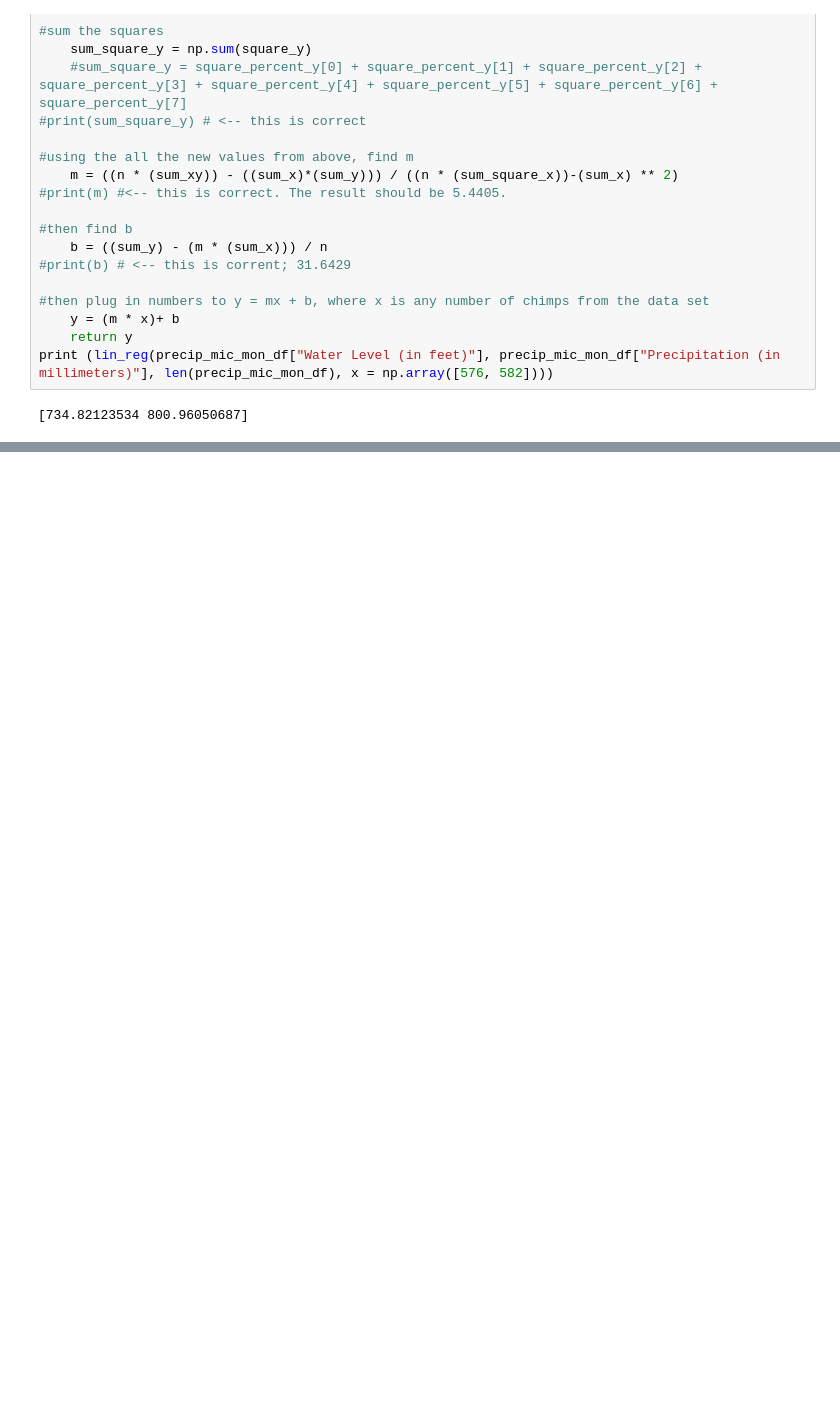
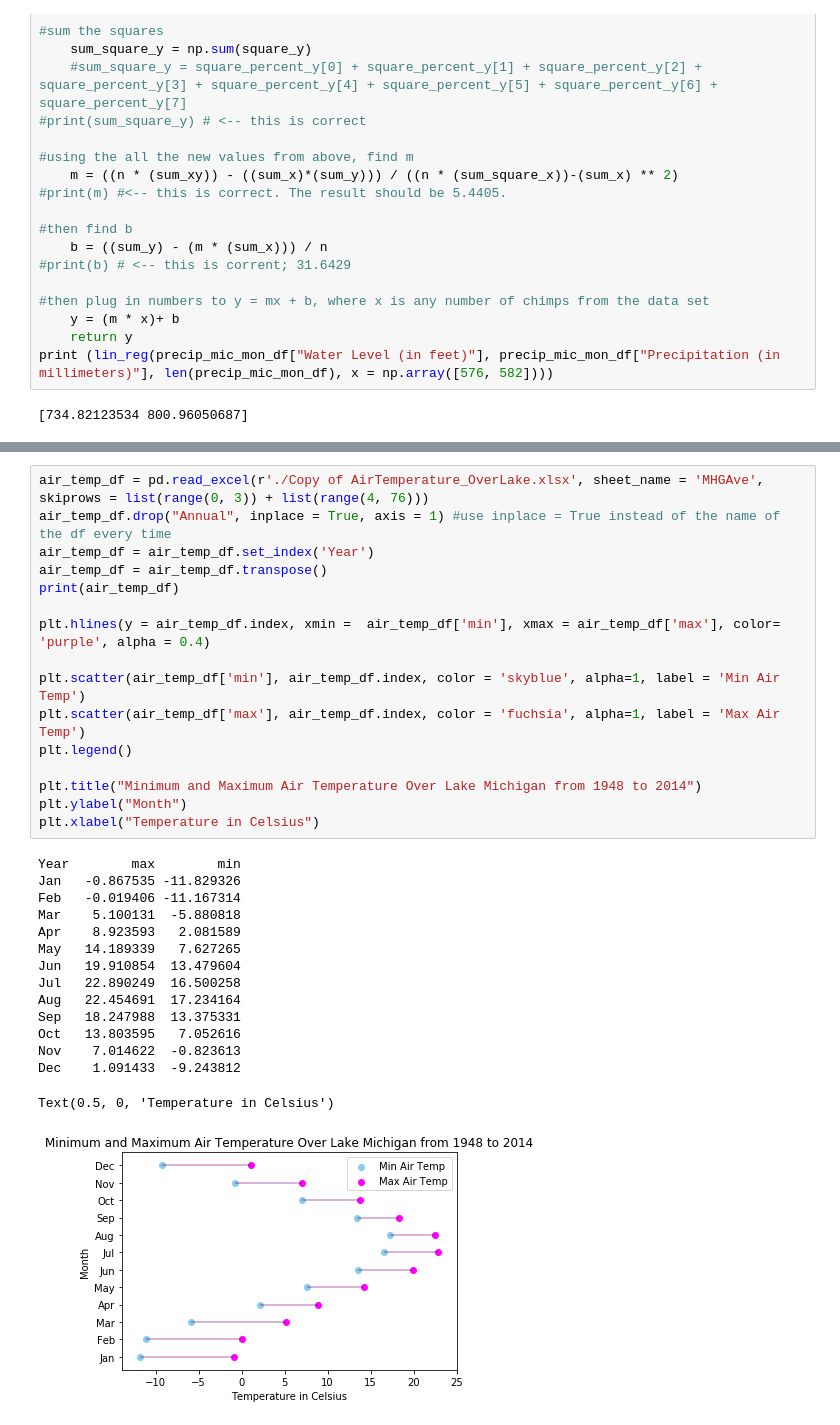
Before and after one commit to olivia1117/LakeWaterLevelData, a Jupyter notebook: Water Level Data Project.ipynb, the cells around one changed output, grey strips where cells are left out. Cells and saved outputs as stored; diff of their text form; blank space fills up the shorter version.

```diff
--- a/Water Level Data Project.ipynb
+++ b/Water Level Data Project.ipynb
@@ -622,0 +731,32 @@ print (lin_reg(precip_mic_mon_df["Water Level (in feet)"], precip_mic_mon_df["Pr
+# %%
+air_temp_df = pd.read_excel(r'./Copy of AirTemperature_OverLake.xlsx', sheet_name = 'MHGAve',  skiprows = list(range(0, 3)) + list(range(4, 76)))
+air_temp_df.drop("Annual", inplace = True, axis = 1) #use inplace = True instead of the name of the df every time
+air_temp_df = air_temp_df.set_index('Year')
+air_temp_df = air_temp_df.transpose()
+print(air_temp_df)
+
+plt.hlines(y = air_temp_df.index, xmin =  air_temp_df['min'], xmax = air_temp_df['max'], color= 'purple', alpha = 0.4)
+
+plt.scatter(air_temp_df['min'], air_temp_df.index, color = 'skyblue', alpha=1, label = 'Min Air Temp')
+plt.scatter(air_temp_df['max'], air_temp_df.index, color = 'fuchsia', alpha=1, label = 'Max Air Temp')
+plt.legend()
+
+plt.title("Minimum and Maximum Air Temperature Over Lake Michigan from 1948 to 2014")
+plt.ylabel("Month")
+plt.xlabel("Temperature in Celsius")
+# %% [output]
+Year        max        min
+Jan   -0.867535 -11.829326
+Feb   -0.019406 -11.167314
+Mar    5.100131  -5.880818
+Apr    8.923593   2.081589
+May   14.189339   7.627265
+Jun   19.910854  13.479604
+Jul   22.890249  16.500258
+Aug   22.454691  17.234164
+Sep   18.247988  13.375331
+Oct   13.803595   7.052616
+Nov    7.014622  -0.823613
+Dec    1.091433  -9.243812
+Text(0.5, 0, 'Temperature in Celsius')
+[figure, added]
```
Also changed, not shown: parts of 13 cells of this notebook, 3 other files.
